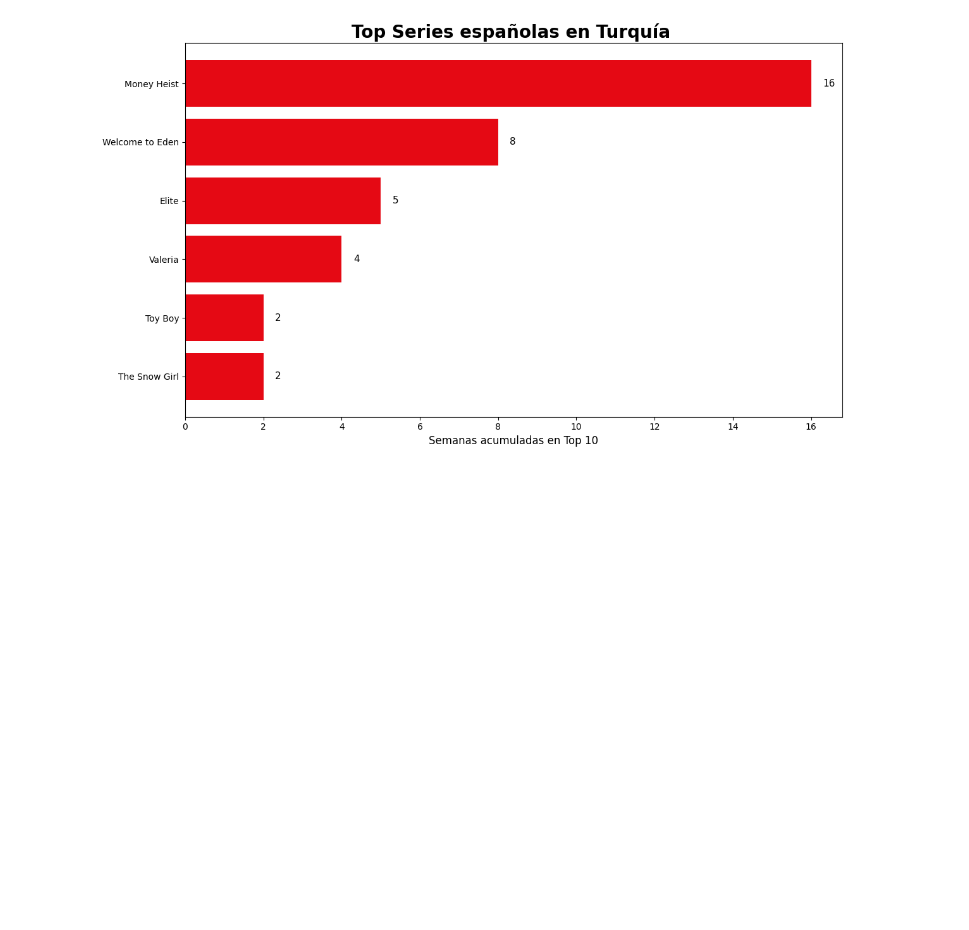
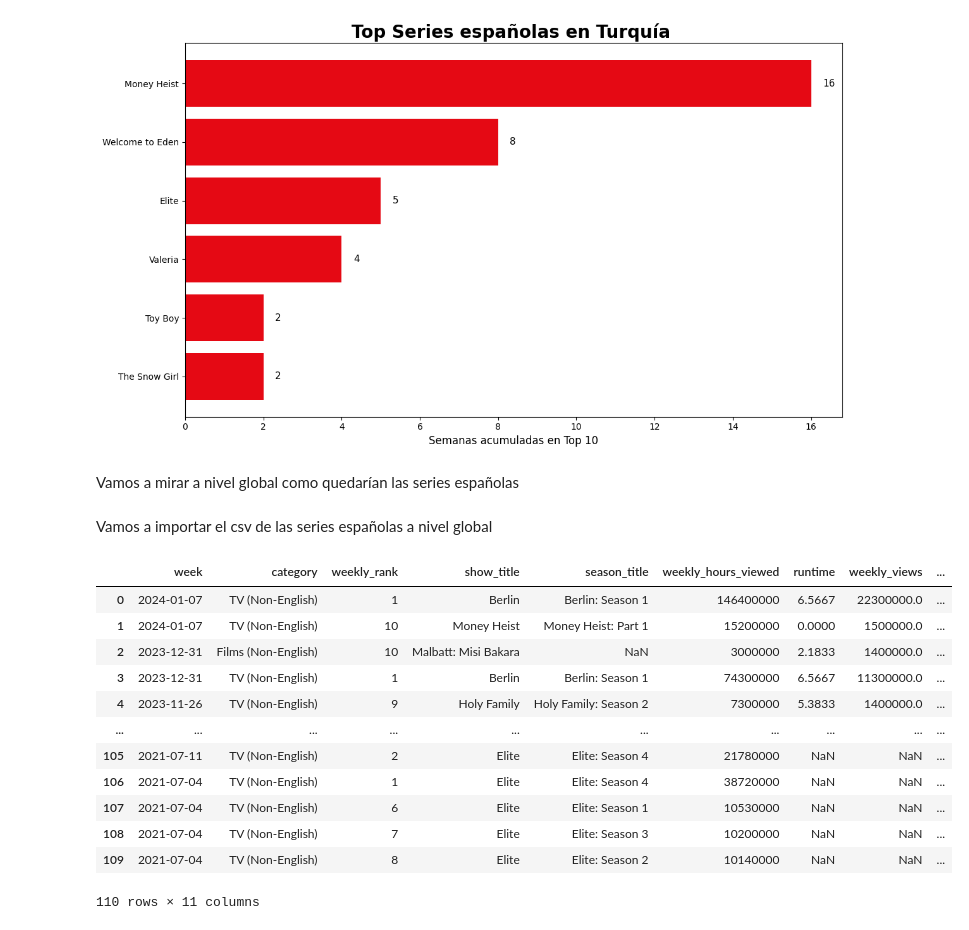
Before and after one commit to alejandro21rg/Eda_la_casa_de_papel, a Jupyter notebook: memoria.ipynb, the cells around one changed output. Cells and saved outputs as stored; diff of their text form; code cells hidden in the pictures; blank space fills up the shorter version.

```diff
--- a/memoria.ipynb
+++ b/memoria.ipynb
@@ -888,3 +888,7 @@ plt.tight_layout()
 plt.show()
 # %% [output]
 [figure]
+# %% [markdown]
+Vamos a mirar a nivel global como quedarían las series españolas
+# %% [markdown]
+Vamos a importar el csv de las series españolas a nivel global
@@ -890,0 +897,16 @@ plt.show()
+# %%
+netflix_espanolas
+# %% [output]
+|  | week | category | weekly_rank | show_title | season_title | weekly_hours_viewed | runtime | weekly_views | ... |
+| 0 | 2024-01-07 | TV (Non-English) | 1 | Berlin | Berlin: Season 1 | 146400000 | 6.5667 | 22300000.0 | ... |
+| 1 | 2024-01-07 | TV (Non-English) | 10 | Money Heist | Money Heist: Part 1 | 15200000 | 0.0000 | 1500000.0 | ... |
+| 2 | 2023-12-31 | Films (Non-English) | 10 | Malbatt: Misi Bakara | NaN | 3000000 | 2.1833 | 1400000.0 | ... |
+| 3 | 2023-12-31 | TV (Non-English) | 1 | Berlin | Berlin: Season 1 | 74300000 | 6.5667 | 11300000.0 | ... |
+| 4 | 2023-11-26 | TV (Non-English) | 9 | Holy Family | Holy Family: Season 2 | 7300000 | 5.3833 | 1400000.0 | ... |
+| ... | ... | ... | ... | ... | ... | ... | ... | ... | ... |
+| 105 | 2021-07-11 | TV (Non-English) | 2 | Elite | Elite: Season 4 | 21780000 | NaN | NaN | ... |
+| 106 | 2021-07-04 | TV (Non-English) | 1 | Elite | Elite: Season 4 | 38720000 | NaN | NaN | ... |
+| 107 | 2021-07-04 | TV (Non-English) | 6 | Elite | Elite: Season 1 | 10530000 | NaN | NaN | ... |
+| 108 | 2021-07-04 | TV (Non-English) | 7 | Elite | Elite: Season 3 | 10200000 | NaN | NaN | ... |
+| 109 | 2021-07-04 | TV (Non-English) | 8 | Elite | Elite: Season 2 | 10140000 | NaN | NaN | ... |
+110 rows × 11 columns
```
Also changed, not shown: parts of 5 cells of this notebook, 3 other files.
